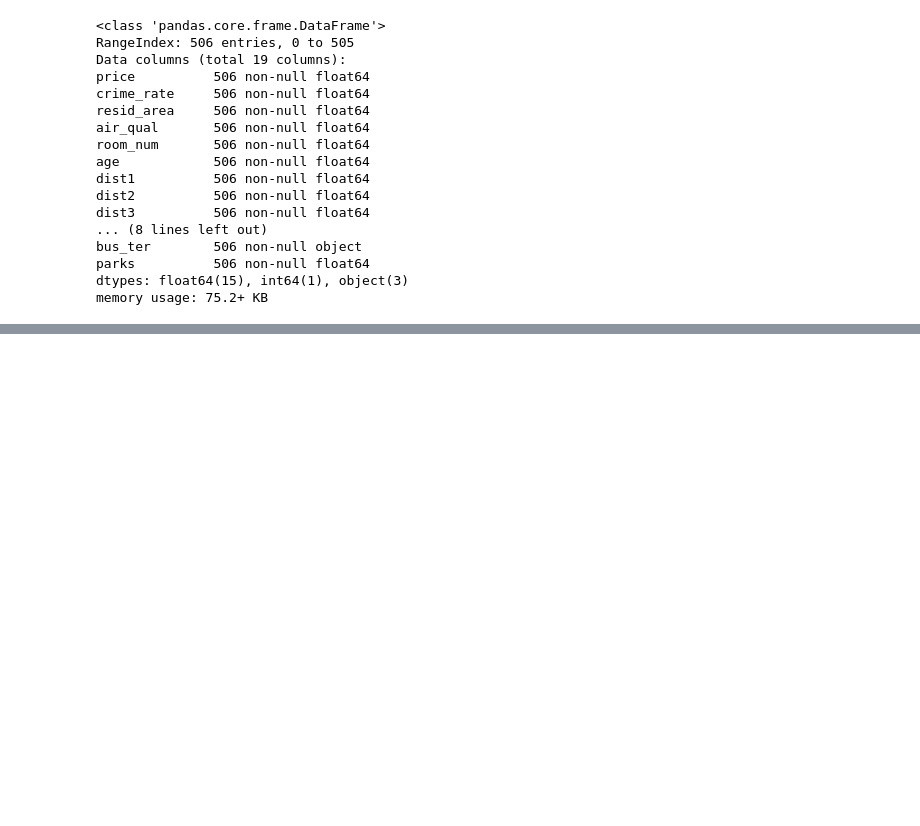
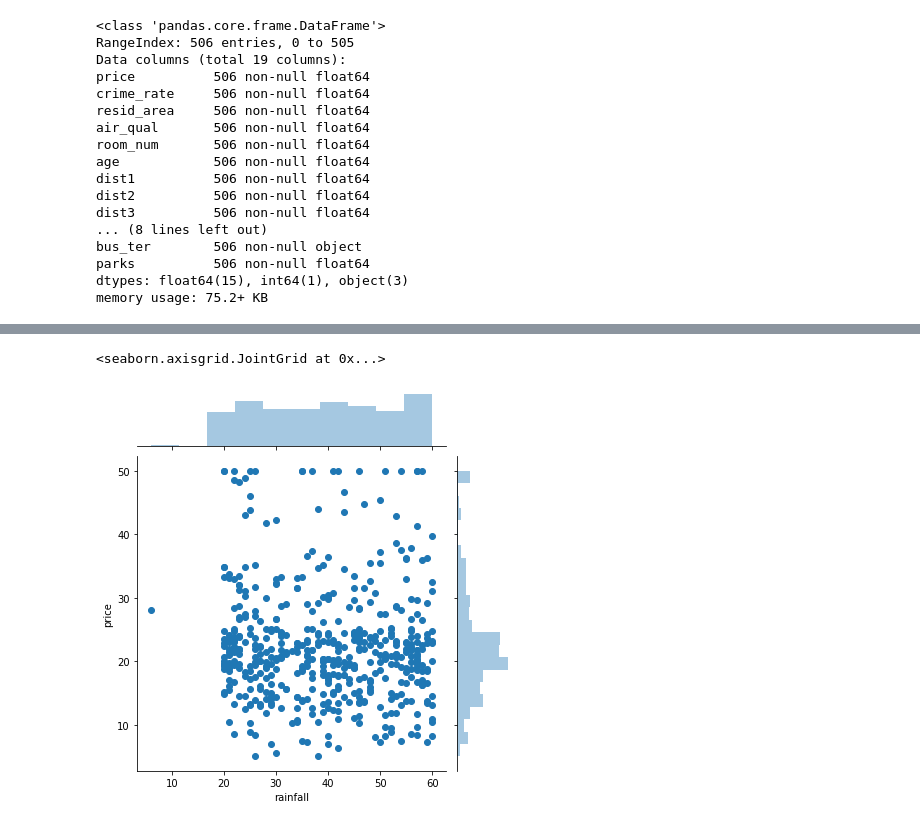
Before and after one commit to radhikagupta6/Machine-Learning-and-Data-Science-Algorithms, a Jupyter notebook: Data preprocessing/Data Preprocessing 2.ipynb, the cells around one changed output, grey strips where cells are left out. Saved outputs shown, nothing was run; the diff lists cells and outputs as text; code cells hidden in the pictures; blank space fills up the shorter version.

```diff
--- a/Data preprocessing/Data Preprocessing 2.ipynb
+++ b/Data preprocessing/Data Preprocessing 2.ipynb
@@ -265,0 +286,2 @@ memory usage: 75.2+ KB
+# %%
+df['avg_dist']=(df.dist1+df.dist2+df.dist3+df.dist4)/4
@@ -265,0 +331,5 @@ memory usage: 75.2+ KB
+# %%
+sns.jointplot(x='rainfall', y="price", data= df)
+# %% [output]
+<seaborn.axisgrid.JointGrid at 0x...>
+[figure, added]
```
Also changed, not shown: parts of 31 cells of this notebook.
